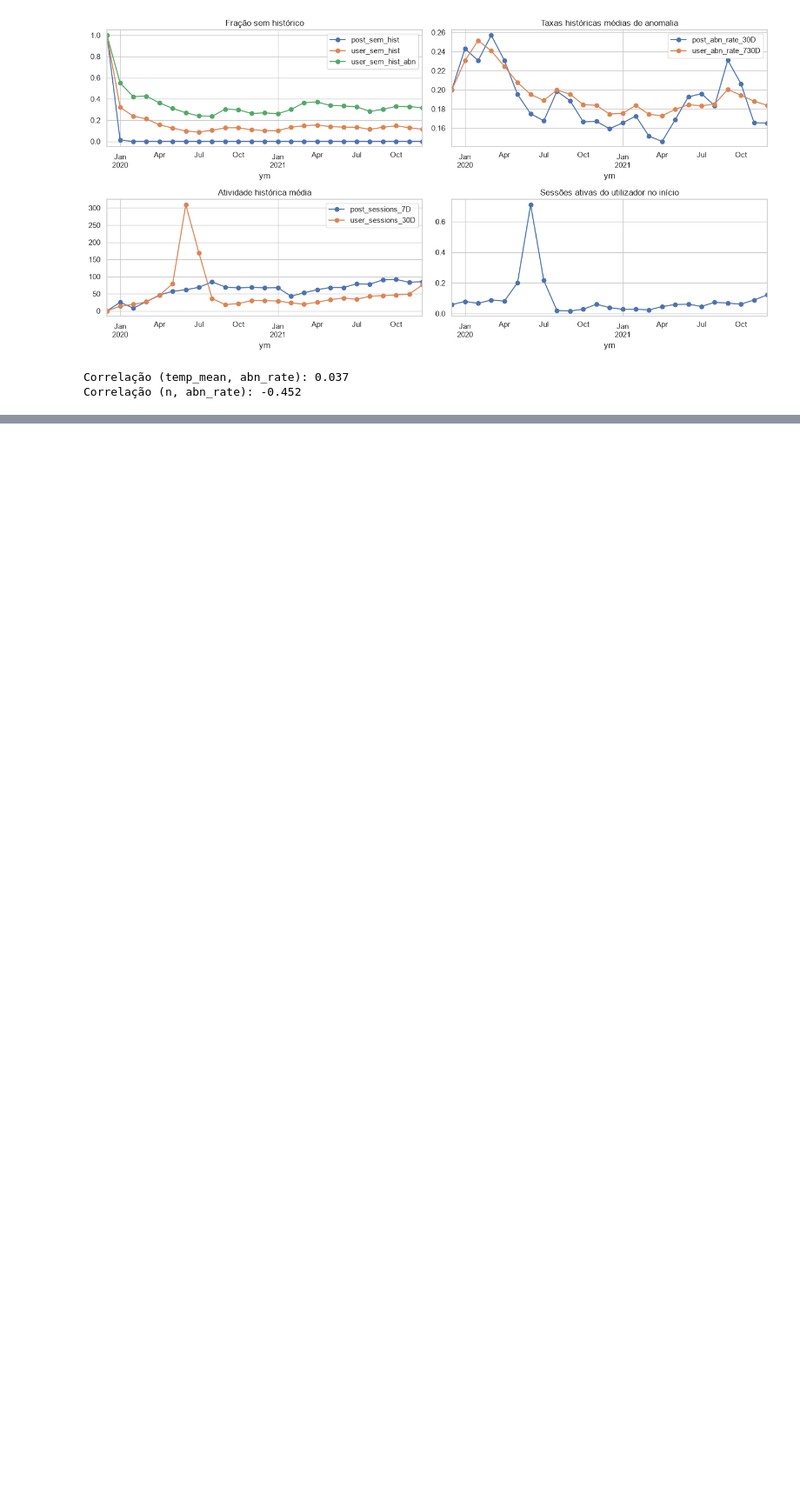
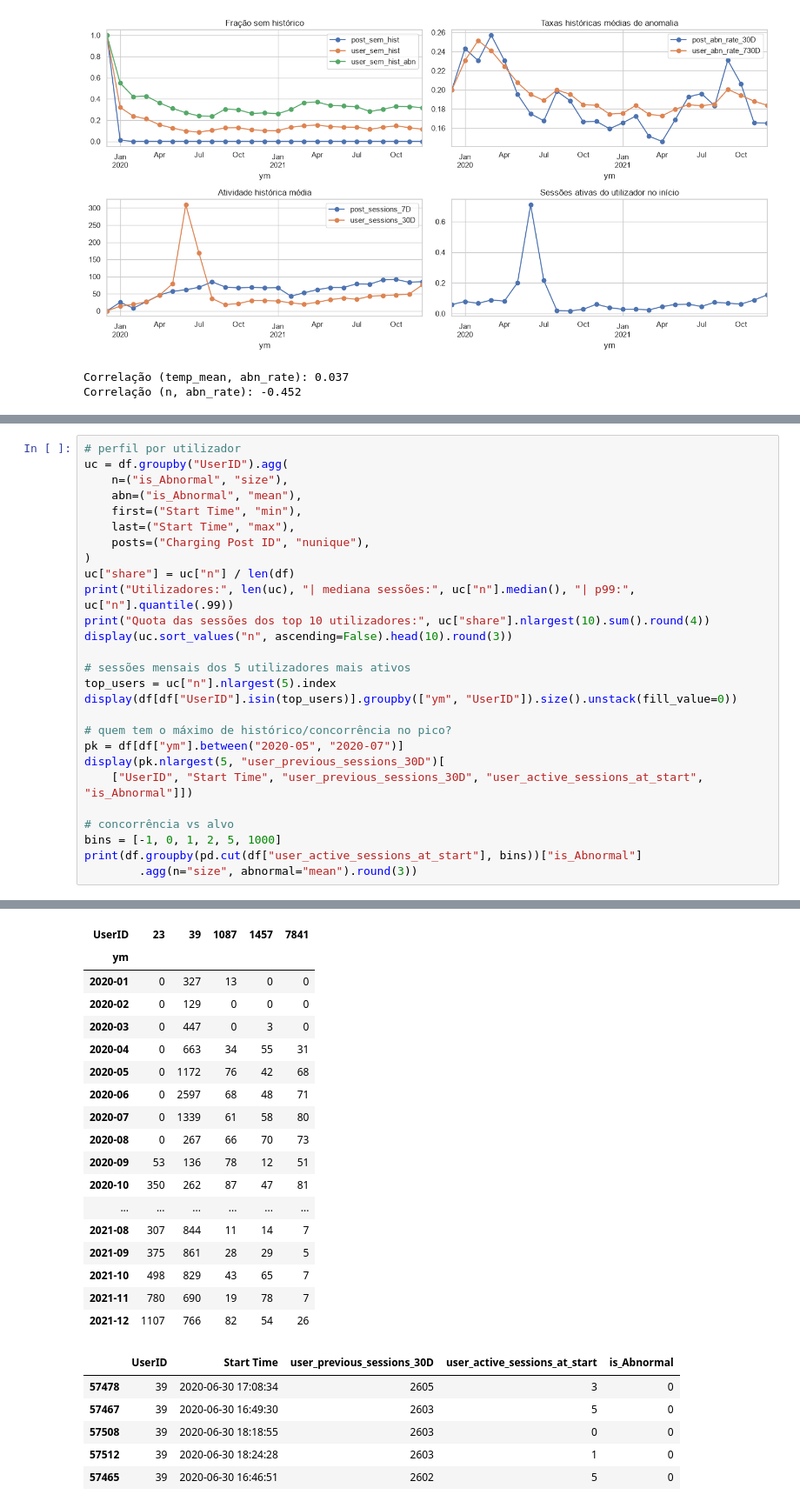
Before and after one commit to 1231478-Ellah-Fleischmann/MINDD-PROJETO, a Jupyter notebook: task1.ipynb, the cells around one changed output, grey strips where cells are left out. Shown at 87% size. Cells and saved outputs as stored; diff of their text form; blank space fills up the shorter version.

Commit message:
investigação do pico da atividade de utilizadores

```diff
--- a/task1.ipynb
+++ b/task1.ipynb
@@ -356,0 +360,28 @@ Correlação (n, abn_rate): -0.452
+# %%
+# perfil por utilizador
+uc = df.groupby("UserID").agg(
+    n=("is_Abnormal", "size"),
+    abn=("is_Abnormal", "mean"),
+    first=("Start Time", "min"),
+    last=("Start Time", "max"),
+    posts=("Charging Post ID", "nunique"),
+)
+uc["share"] = uc["n"] / len(df)
+print("Utilizadores:", len(uc), "| mediana sessões:", uc["n"].median(), "| p99:", uc["n"].quantile(.99))
+print("Quota das sessões dos top 10 utilizadores:", uc["share"].nlargest(10).sum().round(4))
+display(uc.sort_values("n", ascending=False).head(10).round(3))
+
+# sessões mensais dos 5 utilizadores mais ativos
+top_users = uc["n"].nlargest(5).index
+display(df[df["UserID"].isin(top_users)].groupby(["ym", "UserID"]).size().unstack(fill_value=0))
+
+# quem tem o máximo de histórico/concorrência no pico?
+pk = df[df["ym"].between("2020-05", "2020-07")]
+display(pk.nlargest(5, "user_previous_sessions_30D")[
+    ["UserID", "Start Time", "user_previous_sessions_30D", "user_active_sessions_at_start", "is_Abnormal"]])
+
+# concorrência vs alvo
+bins = [-1, 0, 1, 2, 5, 1000]
+print(df.groupby(pd.cut(df["user_active_sessions_at_start"], bins))["is_Abnormal"]
+        .agg(n="size", abnormal="mean").round(3))
+# %% [output]
@@ -356,0 +402,24 @@ Correlação (n, abn_rate): -0.452
+| UserID | 23 | 39 | 1087 | 1457 | 7841 |
+| ym |  |  |  |  |  |
+| 2020-01 | 0 | 327 | 13 | 0 | 0 |
+| 2020-02 | 0 | 129 | 0 | 0 | 0 |
+| 2020-03 | 0 | 447 | 0 | 3 | 0 |
+| 2020-04 | 0 | 663 | 34 | 55 | 31 |
+| 2020-05 | 0 | 1172 | 76 | 42 | 68 |
+| 2020-06 | 0 | 2597 | 68 | 48 | 71 |
+| 2020-07 | 0 | 1339 | 61 | 58 | 80 |
+| 2020-08 | 0 | 267 | 66 | 70 | 73 |
+| 2020-09 | 53 | 136 | 78 | 12 | 51 |
+| 2020-10 | 350 | 262 | 87 | 47 | 81 |
+| ... | ... | ... | ... | ... | ... |
+| 2021-08 | 307 | 844 | 11 | 14 | 7 |
+| 2021-09 | 375 | 861 | 28 | 29 | 5 |
+| 2021-10 | 498 | 829 | 43 | 65 | 7 |
+| 2021-11 | 780 | 690 | 19 | 78 | 7 |
+| 2021-12 | 1107 | 766 | 82 | 54 | 26 |
+|  | UserID | Start Time | user_previous_sessions_30D | user_active_sessions_at_start | is_Abnormal |
+| 57478 | 39 | 2020-06-30 17:08:34 | 2605 | 3 | 0 |
+| 57467 | 39 | 2020-06-30 16:49:30 | 2603 | 5 | 0 |
+| 57508 | 39 | 2020-06-30 18:18:55 | 2603 | 0 | 0 |
+| 57512 | 39 | 2020-06-30 18:24:28 | 2603 | 1 | 0 |
+| 57465 | 39 | 2020-06-30 16:46:51 | 2602 | 5 | 0 |
```
Also changed, not shown: parts of 2 cells of this notebook.
